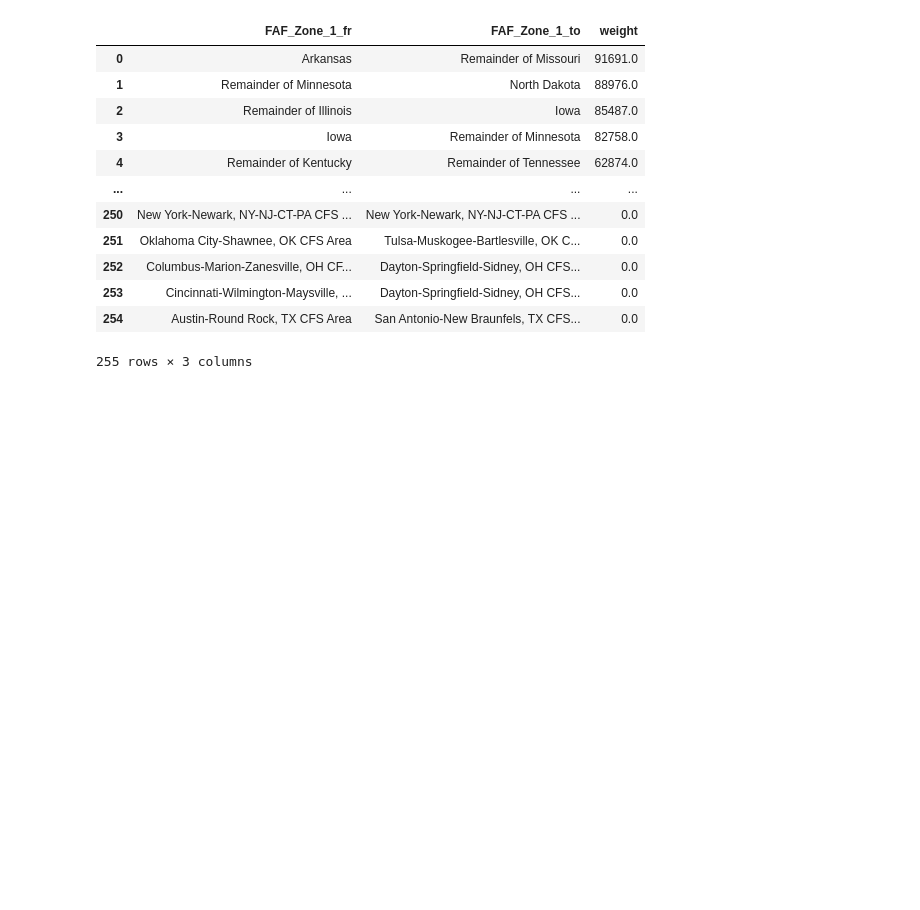
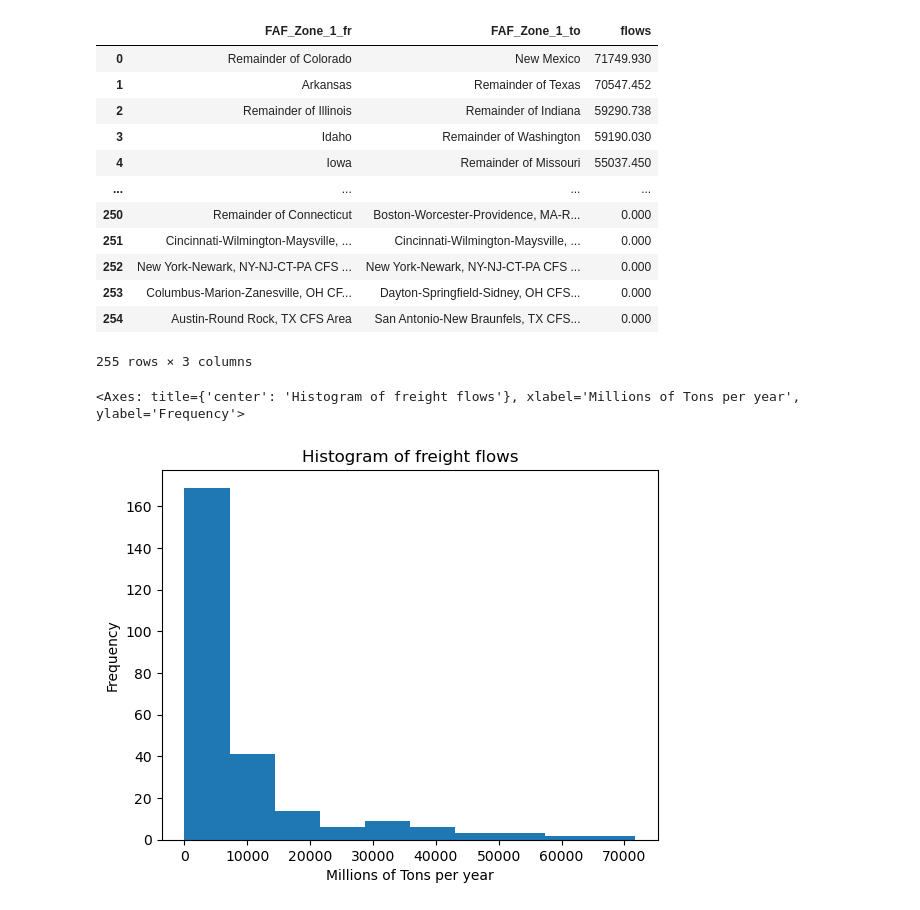
Before and after one commit to UMD-CTSM/network_flow_assignment, a Jupyter notebook: src/faf_sim.ipynb, the cells around one changed output. Drawn from its saved outputs; the diff is of its cells as text; code cells hidden in the pictures; blank space fills up the shorter version.

```diff
--- a/src/faf_sim.ipynb
+++ b/src/faf_sim.ipynb
@@ -32,4 +29,0 @@ nx.draw(railnet, {
-# %%
-fa = FlowAssignment(SUM_COLUMN='thousand tons in 2050')
-railnet_flows = fa.run(railnet, pd.read_csv(Path.cwd().parent / 'inputs/faf_freight_flow.csv' ))
-output = fzn.apply_flows_from_network(railnet_flows)
@@ -44,0 +54,2 @@ output['weight'].plot(
+# %%
+fzn.fafZoneLinksDf['flows'] = monte_railnet_flows.mean(axis=1)
@@ -45,6 +63,7 @@ output['weight'].plot(
 # %%
 import folium
 import branca.colormap as cm
+from IPython.display import display
 
 min_lat=24.7433195
 max_lat=49.3457868
@@ -60,53 +79,58 @@ m = folium.Map(
   tiles='OpenStreetMap',
   max_lat=max_lat,
   min_lon=min_lon,
   max_lon=max_lon,
   min_lat=min_lat
 )
 
 # m.fit_bounds([[min_lat, min_lon], [max_lat, max_lon]])
 
-wmax = output['weight'].max()
-wmin = output['weight'].min()
+wmax = fzn.fafZoneLinksDf['flows'].max()
+wmin = fzn.fafZoneLinksDf['flows'].min()
 def norm_w(feature):
-  return (feature['properties']['weight'] - wmin)/(wmax-wmin)
+  return (feature['properties']['flows'] - wmin)/(wmax-wmin)
 
 lineWeightMax = 4
 lineWeightMin = 0.75
 
-output.explore(
+fzn.fafZoneLinksDf[['FAF_Zone_1_fr', 'FAF_Zone_1_to', 'flows', 'geometry']].explore(
   m=m,
-  column='weight',
+  column='flows',
   style_kwds={
     'style_function': lambda feature: {
       'color': cm.linear.plasma(norm_w(feature)),
       'weight': norm_w(feature) * (lineWeightMax - lineWeightMin) + lineWeightMin
     }
   }
 )
 
-fzn.fafZoneNodesDf.explore(
+fzn.fafZoneNodesDf[['FAF_Zone_1', 'geometry']].explore(
   m=m,
   color='black'
 )
 
 folium.LayerControl().add_to(m)
-m
+display(m)
+display(fzn.fafZoneLinksDf.sort_values('flows', axis=0, ascending=False).reset_index()[['FAF_Zone_1_fr', 'FAF_Zone_1_to', 'flows']])
+display(fzn.fafZoneLinksDf['flows'].plot(
+  kind='hist',
+  title='Histogram of freight flows',
+  xlabel='Millions of Tons per year'
+))
 # %% [output]
 [interactive output not drawn]
+|  | FAF_Zone_1_fr | FAF_Zone_1_to | flows |
+| 0 | Remainder of Colorado | New Mexico | 71749.930 |
+| 1 | Arkansas | Remainder of Texas | 70547.452 |
+| 2 | Remainder of Illinois | Remainder of Indiana | 59290.738 |
+| 3 | Idaho | Remainder of Washington | 59190.030 |
+| 4 | Iowa | Remainder of Missouri | 55037.450 |
+| ... | ... | ... | ... |
+| 250 | Remainder of Connecticut | Boston-Worcester-Providence, MA-R... | 0.000 |
+| 251 | Cincinnati-Wilmington-Maysville, ... | Cincinnati-Wilmington-Maysville, ... | 0.000 |
+| 252 | New York-Newark, NY-NJ-CT-PA CFS ... | New York-Newark, NY-NJ-CT-PA CFS ... | 0.000 |
+| 253 | Columbus-Marion-Zanesville, OH CF... | Dayton-Springfield-Sidney, OH CFS... | 0.000 |
+| 254 | Austin-Round Rock, TX CFS Area | San Antonio-New Braunfels, TX CFS... | 0.000 |
+255 rows × 3 columns
+<Axes: title={'center': 'Histogram of freight flows'}, xlabel='Millions of Tons per year', ylabel='Frequency'>
+[figure, added]
-# %%
-output.sort_values('weight', axis=0, ascending=False).reset_index()[['FAF_Zone_1_fr', 'FAF_Zone_1_to', 'weight']]
-# %% [output]
-|  | FAF_Zone_1_fr | FAF_Zone_1_to | weight |
-| 0 | Arkansas | Remainder of Missouri | 91691.0 |
-| 1 | Remainder of Minnesota | North Dakota | 88976.0 |
-| 2 | Remainder of Illinois | Iowa | 85487.0 |
-| 3 | Iowa | Remainder of Minnesota | 82758.0 |
-| 4 | Remainder of Kentucky | Remainder of Tennessee | 62874.0 |
-| ... | ... | ... | ... |
-| 250 | New York-Newark, NY-NJ-CT-PA CFS ... | New York-Newark, NY-NJ-CT-PA CFS ... | 0.0 |
-| 251 | Oklahoma City-Shawnee, OK CFS Area | Tulsa-Muskogee-Bartlesville, OK C... | 0.0 |
-| 252 | Columbus-Marion-Zanesville, OH CF... | Dayton-Springfield-Sidney, OH CFS... | 0.0 |
-| 253 | Cincinnati-Wilmington-Maysville, ... | Dayton-Springfield-Sidney, OH CFS... | 0.0 |
-| 254 | Austin-Round Rock, TX CFS Area | San Antonio-New Braunfels, TX CFS... | 0.0 |
-255 rows × 3 columns
```
Also changed, not shown: parts of 7 cells of this notebook, 6 other files.
